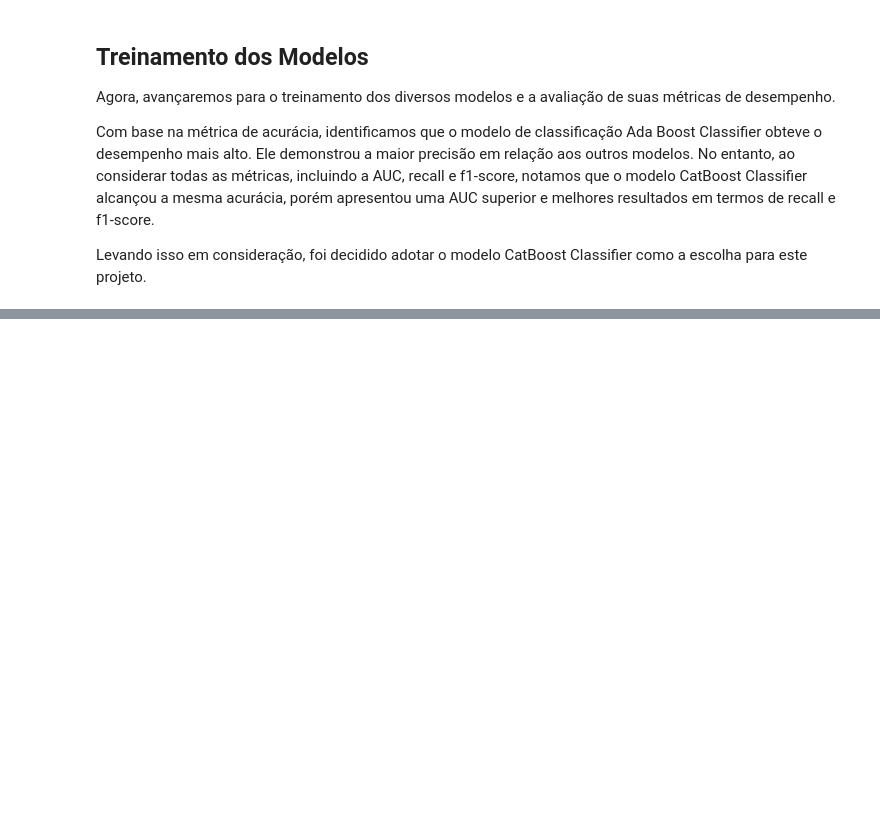
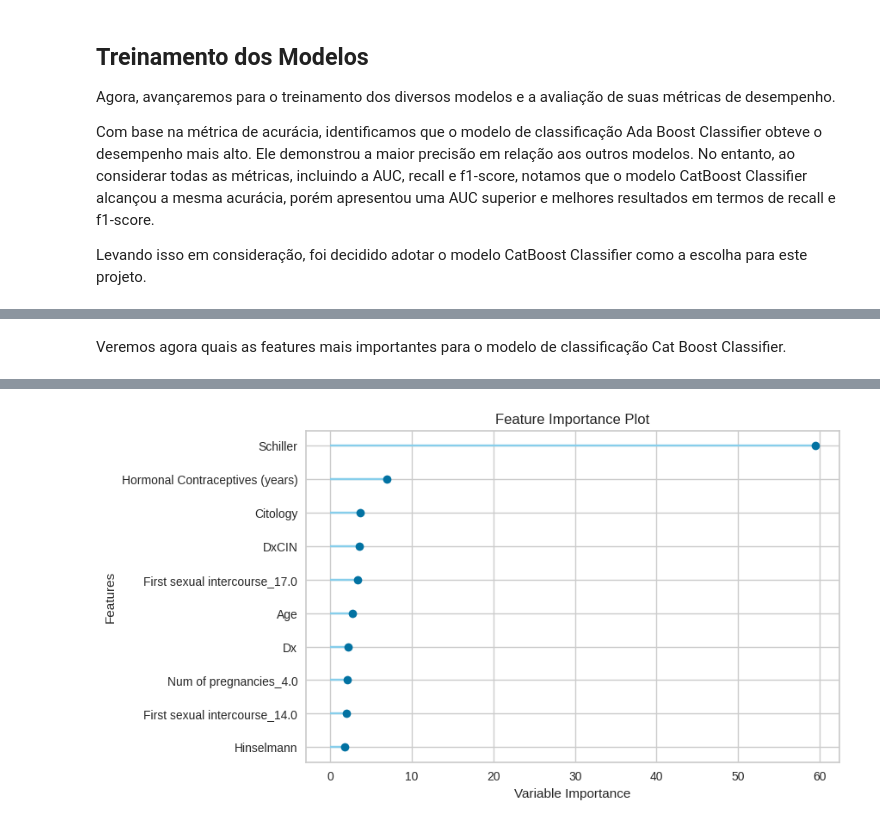
Before and after one commit to SarahFeanor/Portfolio-DataScience, a Jupyter notebook: previsao_de_risco_cancer.ipynb, the cells around one changed output, grey strips where cells are left out. Saved outputs shown, nothing was run; the diff lists cells and outputs as text; code cells hidden in the pictures; blank space fills up the shorter version.

```diff
--- a/previsao_de_risco_cancer.ipynb
+++ b/previsao_de_risco_cancer.ipynb
@@ -290,0 +405,5 @@ Levando isso em consideração, foi decidido adotar o modelo CatBoost Classifier
+# %% [markdown]
+Veremos agora quais as features mais importantes para o modelo de classificação Cat Boost Classifier.
+# %%
+plot_model(catboost, plot='feature')
+# %% [output]
@@ -290,0 +411 @@ Levando isso em consideração, foi decidido adotar o modelo CatBoost Classifier
+[figure, added]
```
Also changed, not shown: parts of 73 cells of this notebook.
